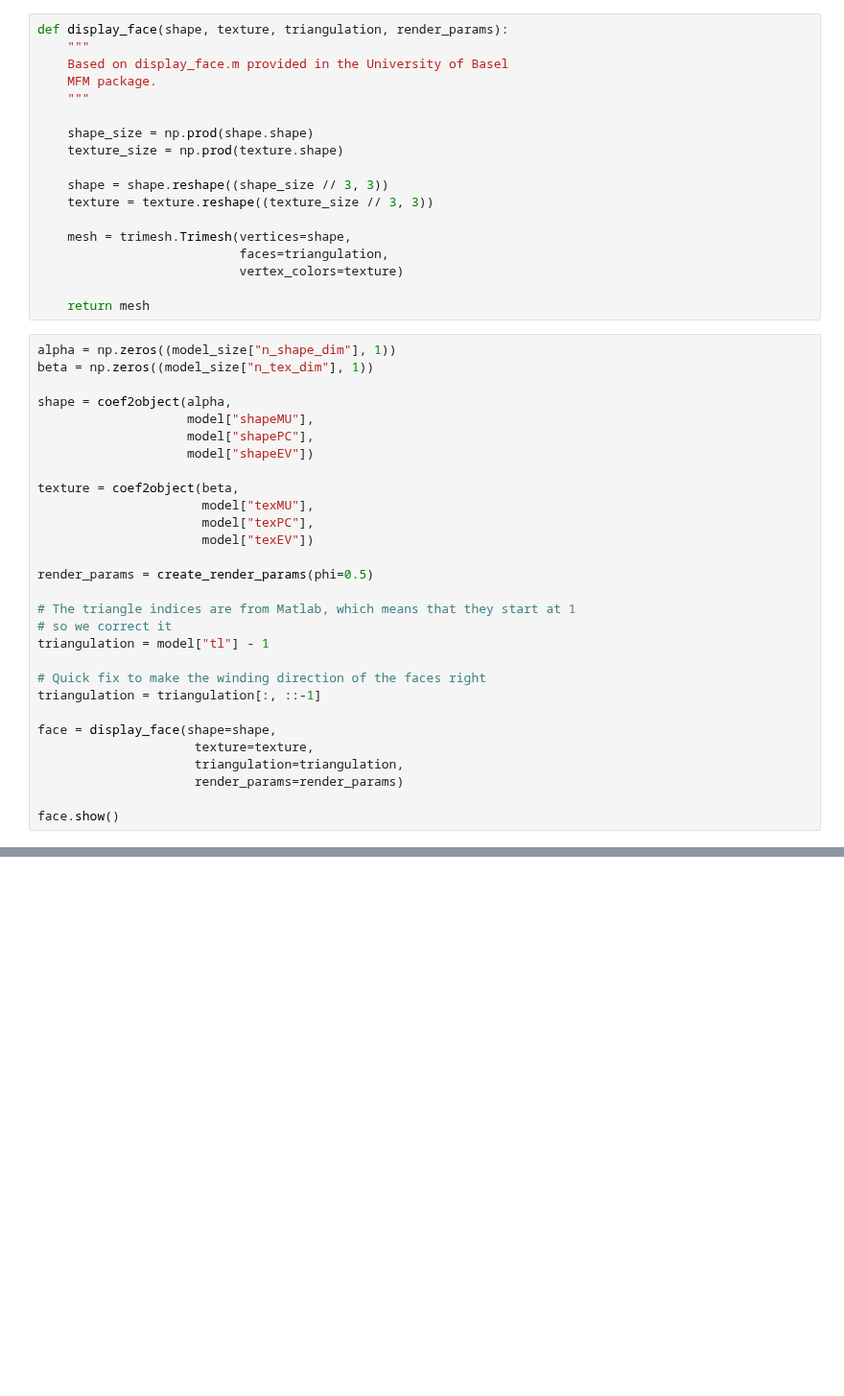
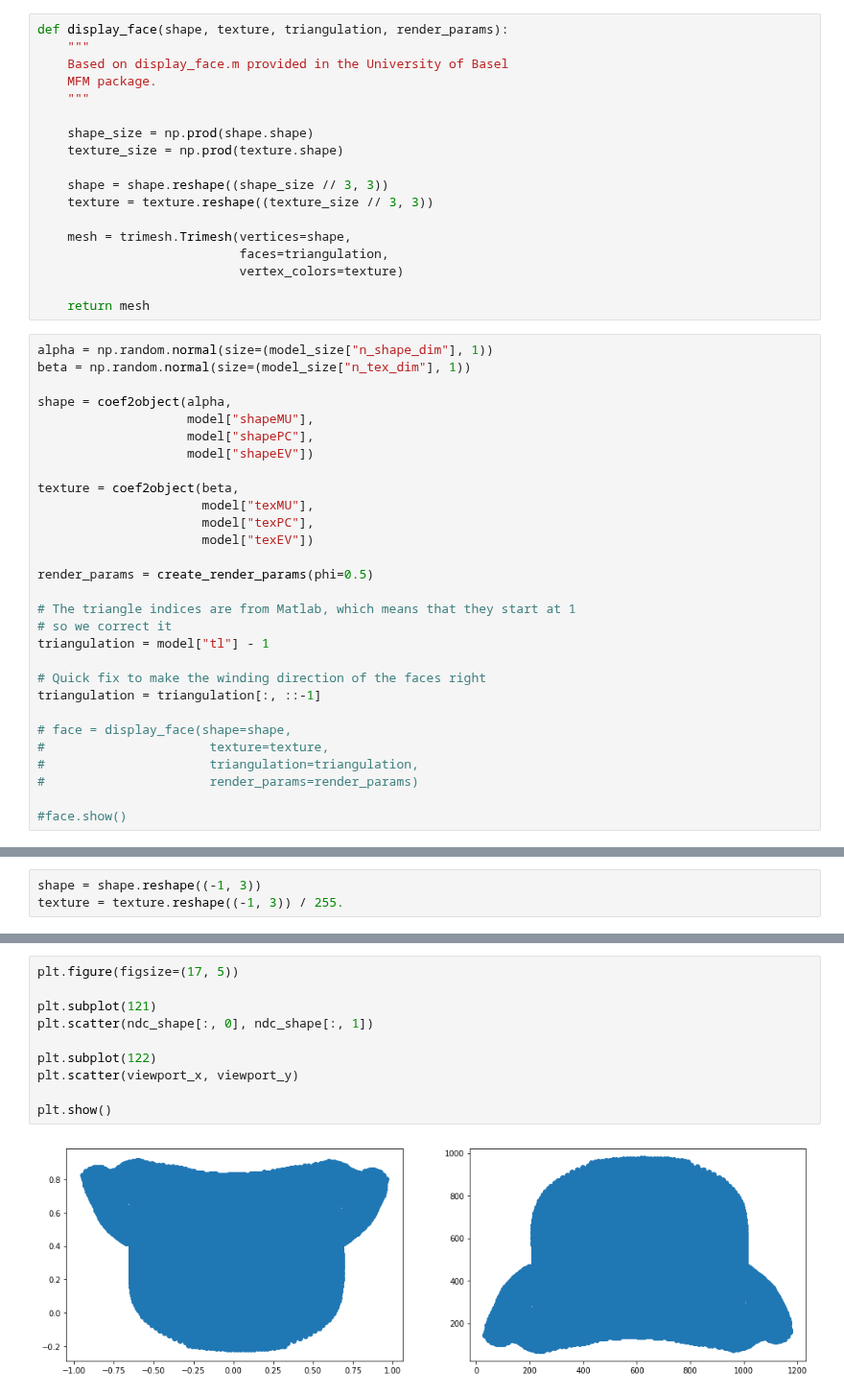
Before and after one commit to gergely-flamich/MorphableFaceModel, a Jupyter notebook: code/Morphable Face Model.ipynb, the cells around one changed output, grey strips where cells are left out. Shown at 96% size. Drawn from its saved outputs; the diff is of its cells as text; blank space fills up the shorter version.

```diff
--- a/code/Morphable Face Model.ipynb
+++ b/code/Morphable Face Model.ipynb
@@ -54,8 +56,8 @@ def display_face(shape, texture, triangulation, render_params):
 
     return mesh
 # %%
-alpha = np.zeros((model_size["n_shape_dim"], 1))
-beta = np.zeros((model_size["n_tex_dim"], 1))
+alpha = np.random.normal(size=(model_size["n_shape_dim"], 1))
+beta = np.random.normal(size=(model_size["n_tex_dim"], 1))
 
 shape = coef2object(alpha,
                     model["shapeMU"],
@@ -76,9 +78,9 @@ triangulation = model["tl"] - 1
 # Quick fix to make the winding direction of the faces right
 triangulation = triangulation[:, ::-1]
 
-face = display_face(shape=shape,
-                     texture=texture,
-                     triangulation=triangulation,
-                     render_params=render_params)
+# face = display_face(shape=shape,
+#                      texture=texture,
+#                      triangulation=triangulation,
+#                      render_params=render_params)
 
-face.show()
+#face.show()
@@ -88,0 +534,3 @@ face.show()
+# %%
+shape = shape.reshape((-1, 3))
+texture = texture.reshape((-1, 3)) / 255.
@@ -88,0 +843,12 @@ face.show()
+# %%
+plt.figure(figsize=(17, 5))
+
+plt.subplot(121)
+plt.scatter(ndc_shape[:, 0], ndc_shape[:, 1])
+
+plt.subplot(122)
+plt.scatter(viewport_x, viewport_y)
+
+plt.show()
+# %% [output]
+[figure, added]
```
Also changed, not shown: parts of 15 cells of this notebook.
